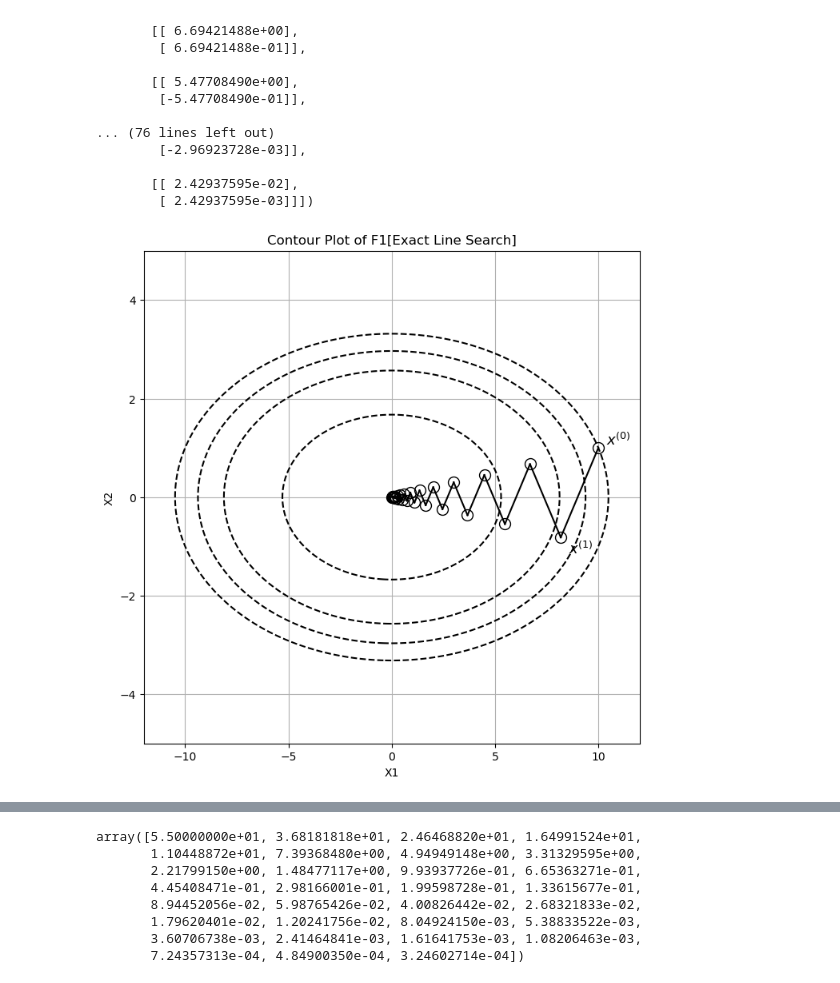
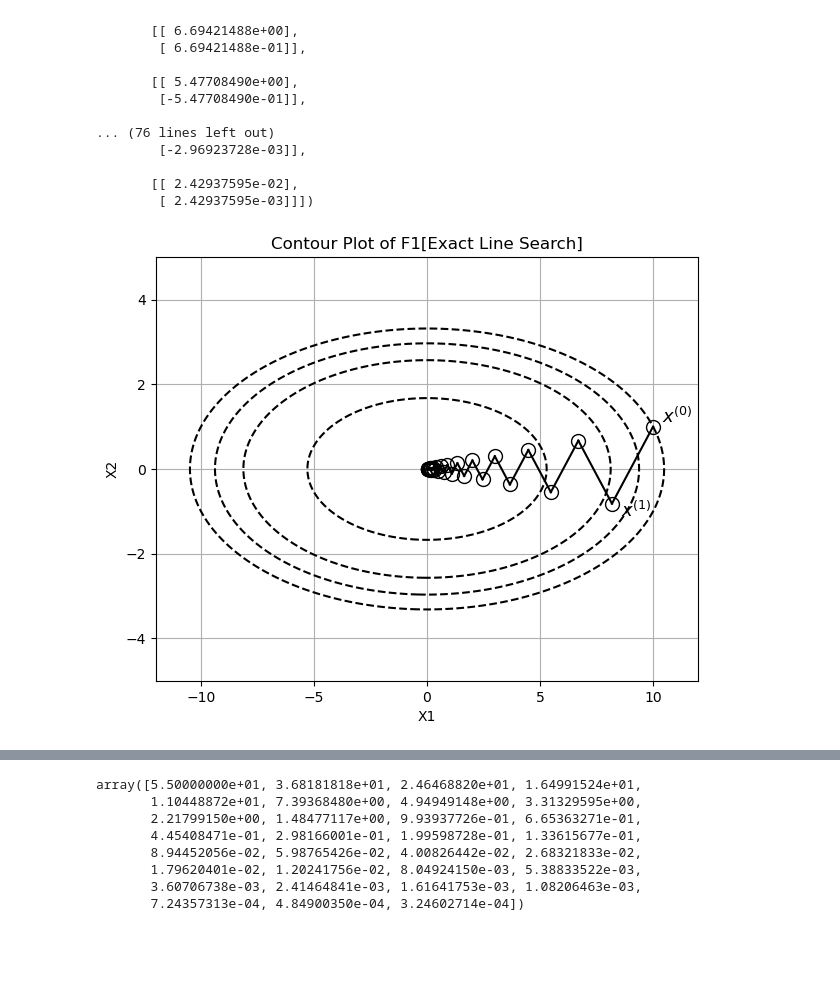
Before and after one commit to Ravi-Raghavan/ConvexOptimization, a Jupyter notebook: Homework #4 - Part 2.ipynb, the cells around one changed output, grey strips where cells are left out. Cells and saved outputs as stored; diff of their text form; code cells hidden in the pictures; blank space fills up the shorter version.

```diff
--- a/Homework #4 - Part 2.ipynb
+++ b/Homework #4 - Part 2.ipynb
@@ -280,35 +280,35 @@ X1, X2 = np.meshgrid(x1, x2)
 #gamma: function input
 def f1_plot(x1, x2, gamma = 10):
     return 0.5 * ((x1 ** 2) + (gamma * (x2 ** 2)))
 
 #given points on the contour grid, get function values
 F = f1_plot(X1, X2)
 
 #set figure size
-plt.figure(figsize = (8, 8))
+plt.figure(figsize = (7, 5.5))
 
 #plot f1 exact line search iterates
 for point in f1_exact_line_search_iterates:
     plt.plot(point[0, 0], point[1, 0], 'o', markersize=10, color='black', markerfacecolor='none')
 
 #label x^(0) and x^(1)
 offset = 0.4
 plt.text(f1_exact_line_search_iterates[0][0, 0] + offset, f1_exact_line_search_iterates[0][1, 0], r'$x^{(0)}$', fontsize=13, color='black', va='bottom', ha='left')
 plt.text(f1_exact_line_search_iterates[1][0, 0] + offset, f1_exact_line_search_iterates[1][1, 0] - offset, r'$x^{(1)}$', fontsize=13, color='black', va='bottom', ha='left')
 
 #Connect iterates via a line
 for i in range(len(f1_exact_line_search_iterates)-1):
     plt.plot([f1_exact_line_search_iterates[i][0, 0], f1_exact_line_search_iterates[i+1][0, 0]], [f1_exact_line_search_iterates[i][1, 0], f1_exact_line_search_iterates[i+1][1, 0]], color='black', linestyle='-')
 
 #Plot contour lines
 plt.contour(X1, X2, F, levels = [14, 33, 44, 55], colors='black', linestyles='dashed')
 plt.xlabel('X1')
 plt.ylabel('X2')
 plt.title('Contour Plot of F1[Exact Line Search]')
 plt.grid(True)
 plt.show()
 # %% [output]
-[figure, old version]
+[figure, new version]
 # %%
 #run gradient descent, with backtracking algorithm, for f1(i.e. the quadratic function)
 f1_backtracking_iterates, f1_backtracking_function_values = backtracking_line_search_gradient_descent(f1, f1_gradient, f1_backtracking_algorithm, x0, 30, 1e-4)
```
Also changed, not shown: parts of 9 cells of this notebook.
